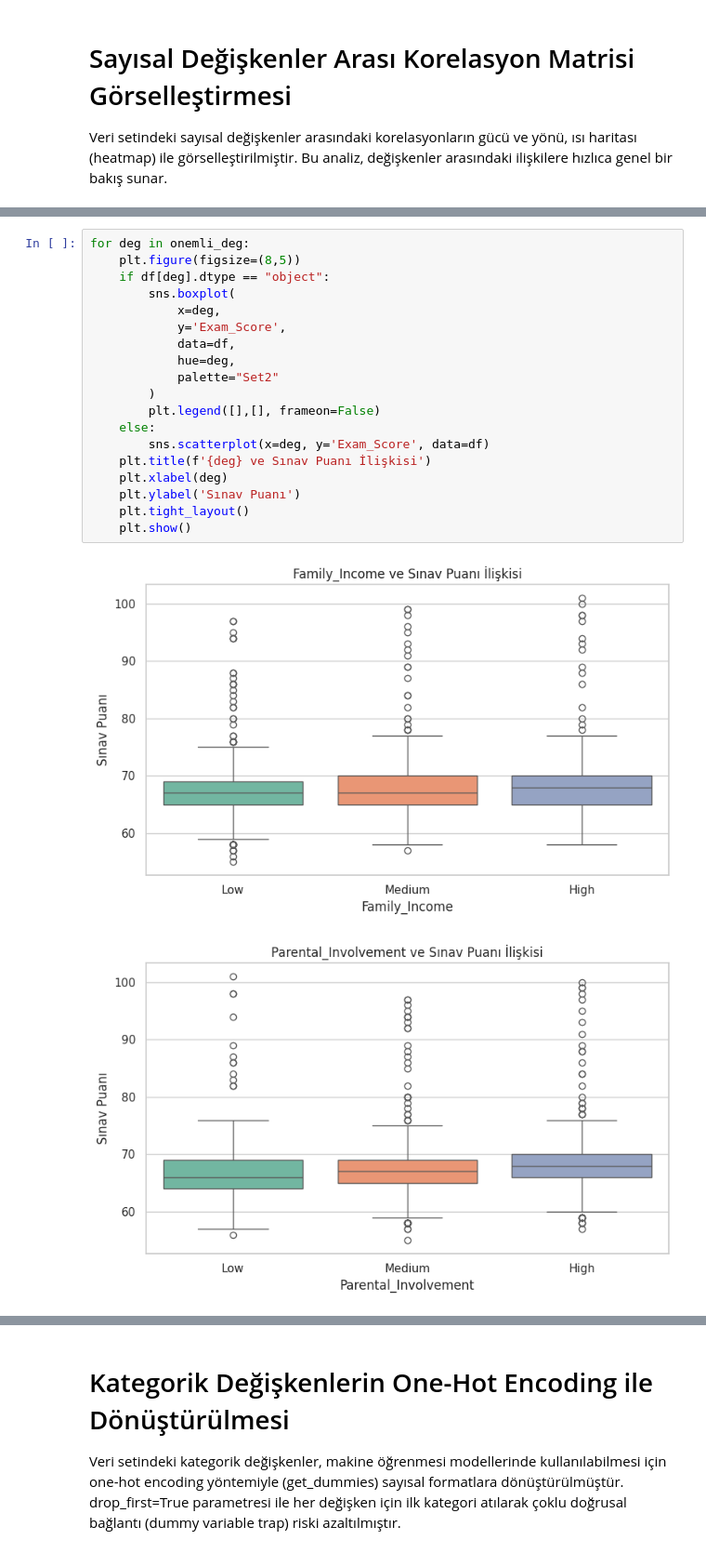
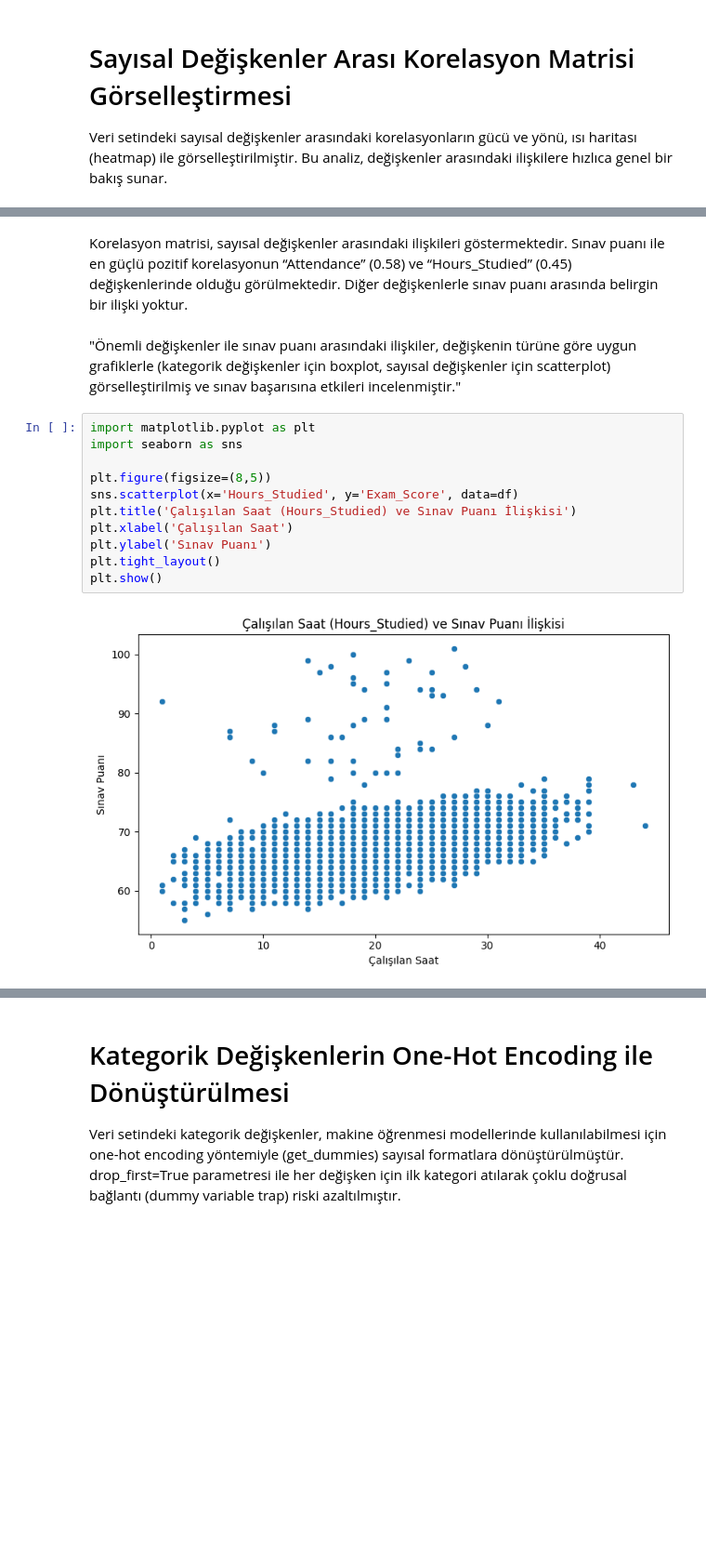
Before and after one commit to omerblgc/Project, a Jupyter notebook: Data_Science_and_AI_Projects.ipynb, the cells around one changed output, grey strips where cells are left out. Shown at 93% size. Saved outputs shown, nothing was run; the diff lists cells and outputs as text; blank space fills up the shorter version.

```diff
--- a/Data_Science_and_AI_Projects.ipynb
+++ b/Data_Science_and_AI_Projects.ipynb
@@ -553,22 +595,18 @@ Belirlenen önemli değişkenlerin ("Family_Income", "Parental_Involvement", "Ho
+# %% [markdown]
+Korelasyon matrisi, sayısal değişkenler arasındaki ilişkileri göstermektedir.
+Sınav puanı ile en güçlü pozitif korelasyonun “Attendance” (0.58) ve “Hours_Studied” (0.45) değişkenlerinde olduğu görülmektedir. Diğer değişkenlerle sınav puanı arasında belirgin bir ilişki yoktur.
+# %% [markdown]
+"Önemli değişkenler ile sınav puanı arasındaki ilişkiler, değişkenin türüne göre uygun grafiklerle (kategorik değişkenler için boxplot, sayısal değişkenler için scatterplot) görselleştirilmiş ve sınav başarısına etkileri incelenmiştir."
 # %%
-for deg in onemli_deg:
-    plt.figure(figsize=(8,5))
-    if df[deg].dtype == "object":
-        sns.boxplot(
-            x=deg,
-            y='Exam_Score',
-            data=df,
-            hue=deg,
-            palette="Set2"
-        )
-        plt.legend([],[], frameon=False)
-    else:
-        sns.scatterplot(x=deg, y='Exam_Score', data=df)
-    plt.title(f'{deg} ve Sınav Puanı İlişkisi')
-    plt.xlabel(deg)
-    plt.ylabel('Sınav Puanı')
-    plt.tight_layout()
-    plt.show()
+import matplotlib.pyplot as plt
+import seaborn as sns
+
+plt.figure(figsize=(8,5))
+sns.scatterplot(x='Hours_Studied', y='Exam_Score', data=df)
+plt.title('Çalışılan Saat (Hours_Studied) ve Sınav Puanı İlişkisi')
+plt.xlabel('Çalışılan Saat')
+plt.ylabel('Sınav Puanı')
+plt.tight_layout()
+plt.show()
 # %% [output]
-[figure, old version]
+[figure, new version]
-[figure, removed]
```
Also changed, not shown: parts of 37 cells of this notebook.
